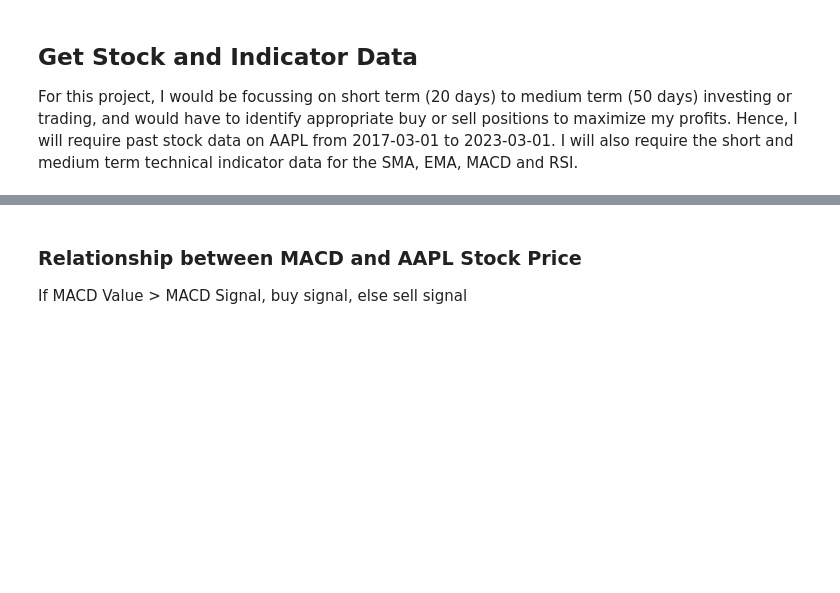
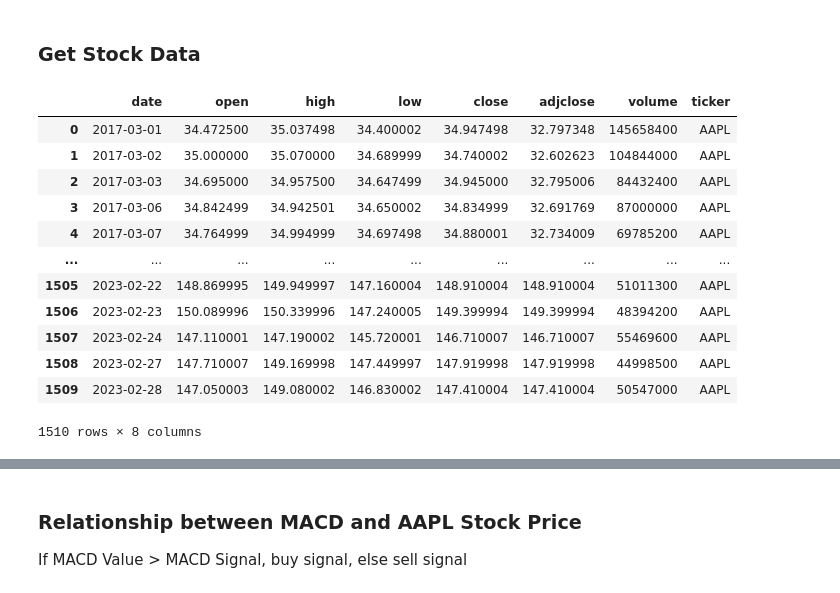
Before and after one commit to CodeLutetium/SC1015-Stock-Predictor, a Jupyter notebook: Playground/tech_indicators.ipynb, the cells around one changed output, grey strips where cells are left out. Saved outputs shown, nothing was run; the diff lists cells and outputs as text; code cells hidden in the pictures; blank space fills up the shorter version.

```diff
--- a/Playground/tech_indicators.ipynb
+++ b/Playground/tech_indicators.ipynb
@@ -15,6 +44,22 @@ short_window = 20
 medium_window = 50
 start_date = '2017-03-01'
 end_date = '2023-03-01'
-# %% [markdown]
-## Get Stock and Indicator Data
-For this project, I would be focussing on short term (20 days) to medium term (50 days) investing or trading, and would have to identify appropriate buy or sell positions to maximize my profits. Hence, I will require past stock data on AAPL from 2017-03-01 to 2023-03-01. I will also require the short and medium term technical indicator data for the SMA, EMA, MACD and RSI.
+# %% [markdown]
+### Get Stock Data
+# %%
+stock_df = sf.get_data(ticker=stock, start_date=start_date, end_date=end_date, index_as_date=False)
+stock_df
+# %% [output]
+|  | date | open | high | low | close | adjclose | volume | ticker |
+| 0 | 2017-03-01 | 34.472500 | 35.037498 | 34.400002 | 34.947498 | 32.797348 | 145658400 | AAPL |
+| 1 | 2017-03-02 | 35.000000 | 35.070000 | 34.689999 | 34.740002 | 32.602623 | 104844000 | AAPL |
+| 2 | 2017-03-03 | 34.695000 | 34.957500 | 34.647499 | 34.945000 | 32.795006 | 84432400 | AAPL |
+| 3 | 2017-03-06 | 34.842499 | 34.942501 | 34.650002 | 34.834999 | 32.691769 | 87000000 | AAPL |
+| 4 | 2017-03-07 | 34.764999 | 34.994999 | 34.697498 | 34.880001 | 32.734009 | 69785200 | AAPL |
+| ... | ... | ... | ... | ... | ... | ... | ... | ... |
+| 1505 | 2023-02-22 | 148.869995 | 149.949997 | 147.160004 | 148.910004 | 148.910004 | 51011300 | AAPL |
+| 1506 | 2023-02-23 | 150.089996 | 150.339996 | 147.240005 | 149.399994 | 149.399994 | 48394200 | AAPL |
+| 1507 | 2023-02-24 | 147.110001 | 147.190002 | 145.720001 | 146.710007 | 146.710007 | 55469600 | AAPL |
+| 1508 | 2023-02-27 | 147.710007 | 149.169998 | 147.449997 | 147.919998 | 147.919998 | 44998500 | AAPL |
+| 1509 | 2023-02-28 | 147.050003 | 149.080002 | 146.830002 | 147.410004 | 147.410004 | 50547000 | AAPL |
+1510 rows × 8 columns
```
Also changed, not shown: parts of 15 cells of this notebook, 1 other file.
